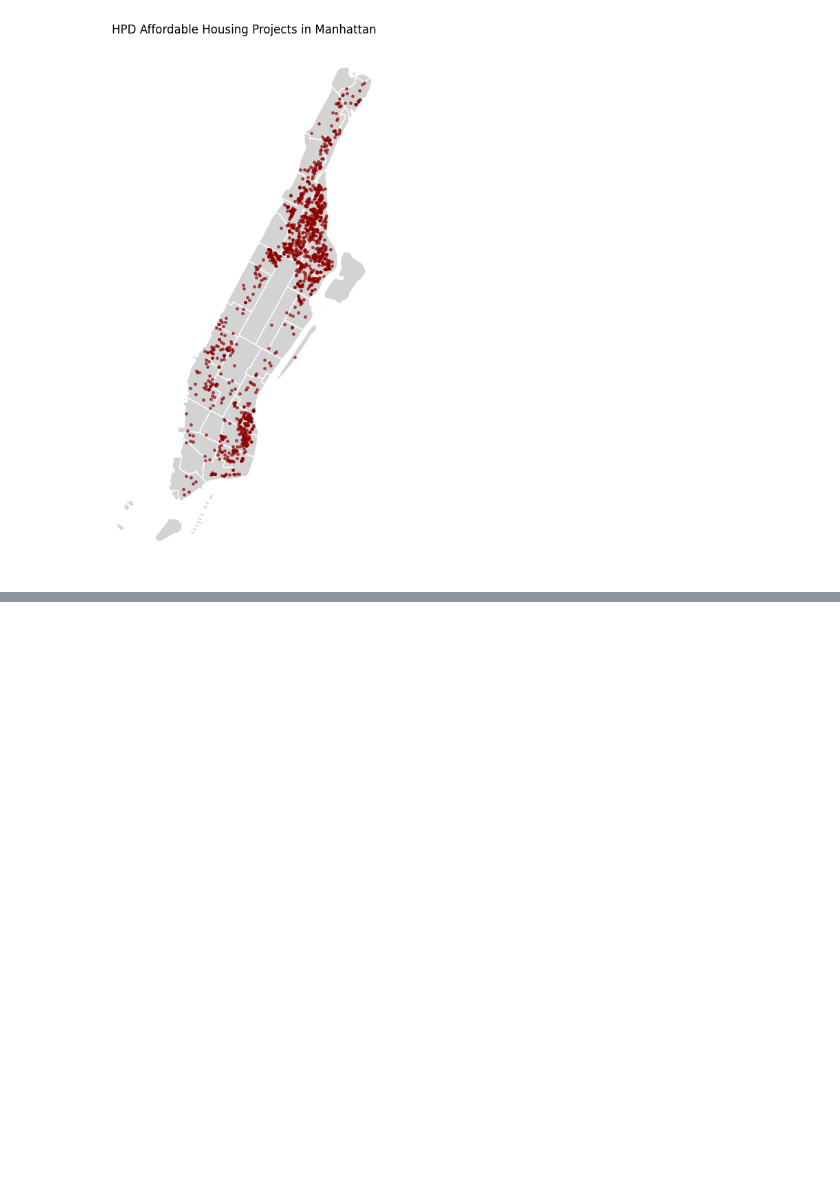
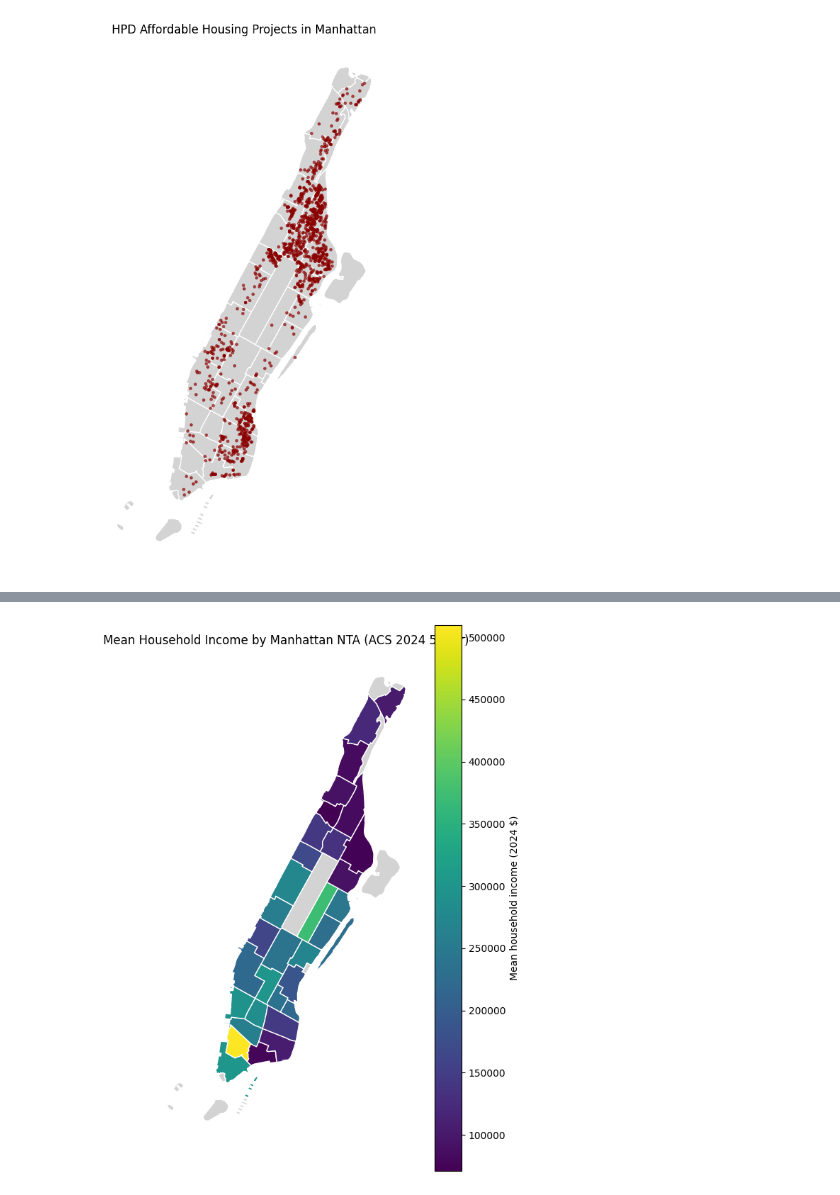
Before and after one commit to aashnijoshi/manhattan-housing-affordability, a Jupyter notebook: notebooks/01_analysis.ipynb, the cells around one changed output, grey strips where cells are left out. Cells and saved outputs as stored; diff of their text form; code cells hidden in the pictures; blank space fills up the shorter version.

Commit message:
Linking ACS census tract to NTAs

```diff
--- a/notebooks/01_analysis.ipynb
+++ b/notebooks/01_analysis.ipynb
@@ -362,0 +373,8 @@ ax.set_axis_off()
+# %%
+tracts_gdf = gpd.read_file(RAW / "nyct2020.shp")
+
+manhattan_tracts = tracts_gdf[tracts_gdf["BoroName"] == "Manhattan"].copy()
+manhattan_tracts["GEOID"] = manhattan_tracts["GEOID"].astype(str)
+
+record_drops("Manhattan Census Tract filter", len(tracts_gdf), len(manhattan_tracts))
+manhattan_tracts[["GEOID", "NTA2020", "NTAName"]].head()
@@ -362,0 +415,6 @@ ax.set_axis_off()
+# %%
+acs_tract_clean = acs_tract[
+    (acs_tract["total_households"] > 0) &
+    (acs_tract["aggregate_household_income"].notna())
+].copy()
+record_drops("Tracts with no households/income", len(acs_tract), len(acs_tract_clean))
@@ -362,0 +433,4 @@ ax.set_axis_off()
+# %%
+acs_nta = aggregate_tracts_to_nta(acs_tract_clean, manhattan_tracts)
+print("NTAs with ACS data:", len(acs_nta))
+acs_nta.head()
@@ -362,0 +446,11 @@ ax.set_axis_off()
+# %%
+nta_income = nta_manhattan[["NTA2020", "NTAName", "NTAType", "geometry"]].merge(
+    acs_nta,
+    on="NTA2020",
+    how="left",
+    validate="one_to_one"
+)
+
+print("Manhattan NTAs:", len(nta_income))
+print("NTAs without ACS income:", nta_income["mean_household_income"].isna().sum())
+nta_income.loc[nta_income["mean_household_income"].isna(), ["NTA2020", "NTAName", "NTAType"]]
@@ -362,0 +472,14 @@ ax.set_axis_off()
+# %%
+ax = nta_income.plot(
+    column="mean_household_income",
+    cmap="viridis",
+    legend=True,
+    legend_kwds={"label": "Mean household income (2024 $)"},
+    missing_kwds={"color": "lightgrey", "label": "No households"},
+    edgecolor="white",
+    figsize=(6, 10)
+)
+ax.set_title("Mean Household Income by Manhattan NTA (ACS 2024 5-Year)")
+ax.set_axis_off()
+# %% [output]
+[figure, added]
```
Also changed, not shown: parts of 11 cells of this notebook, 9 other files.
